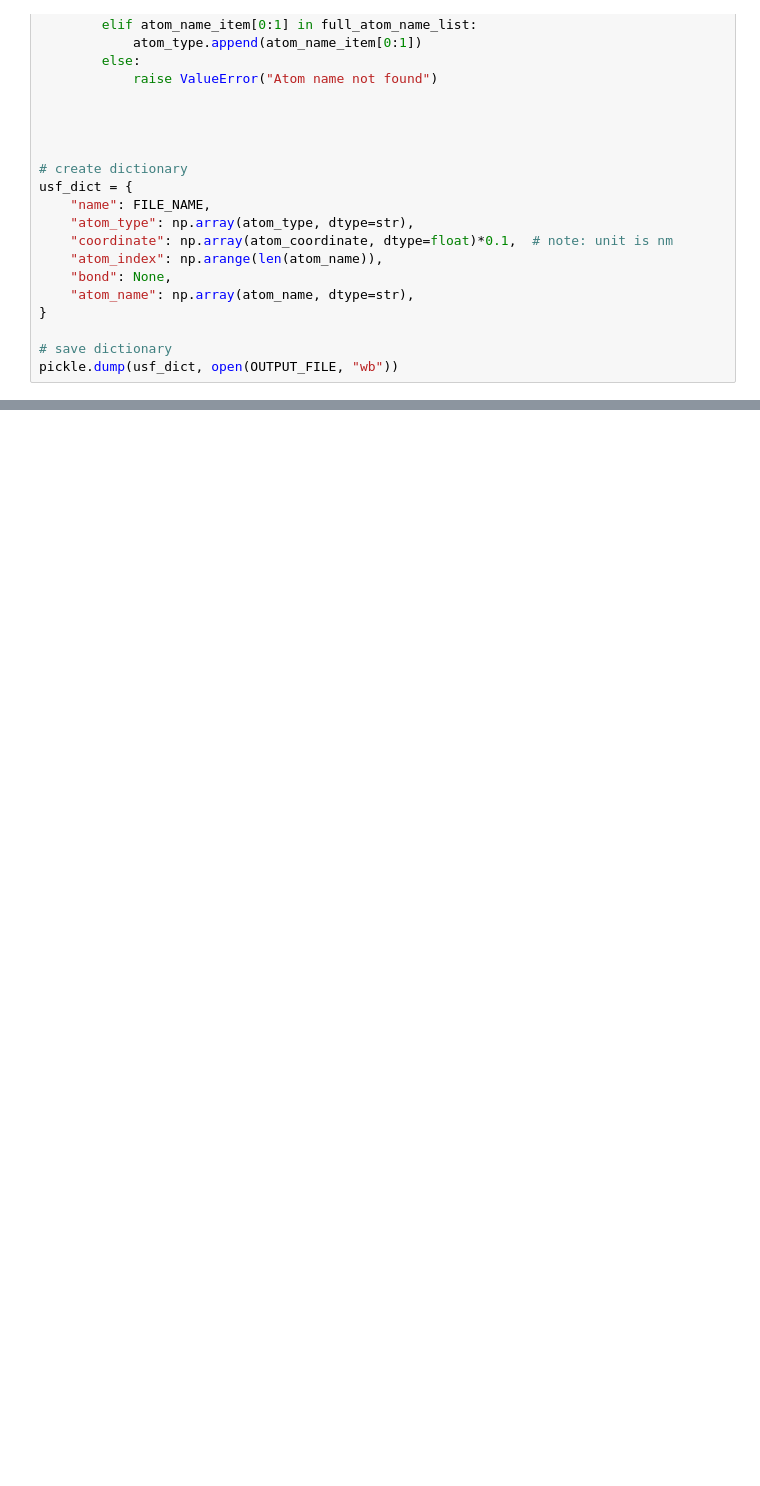
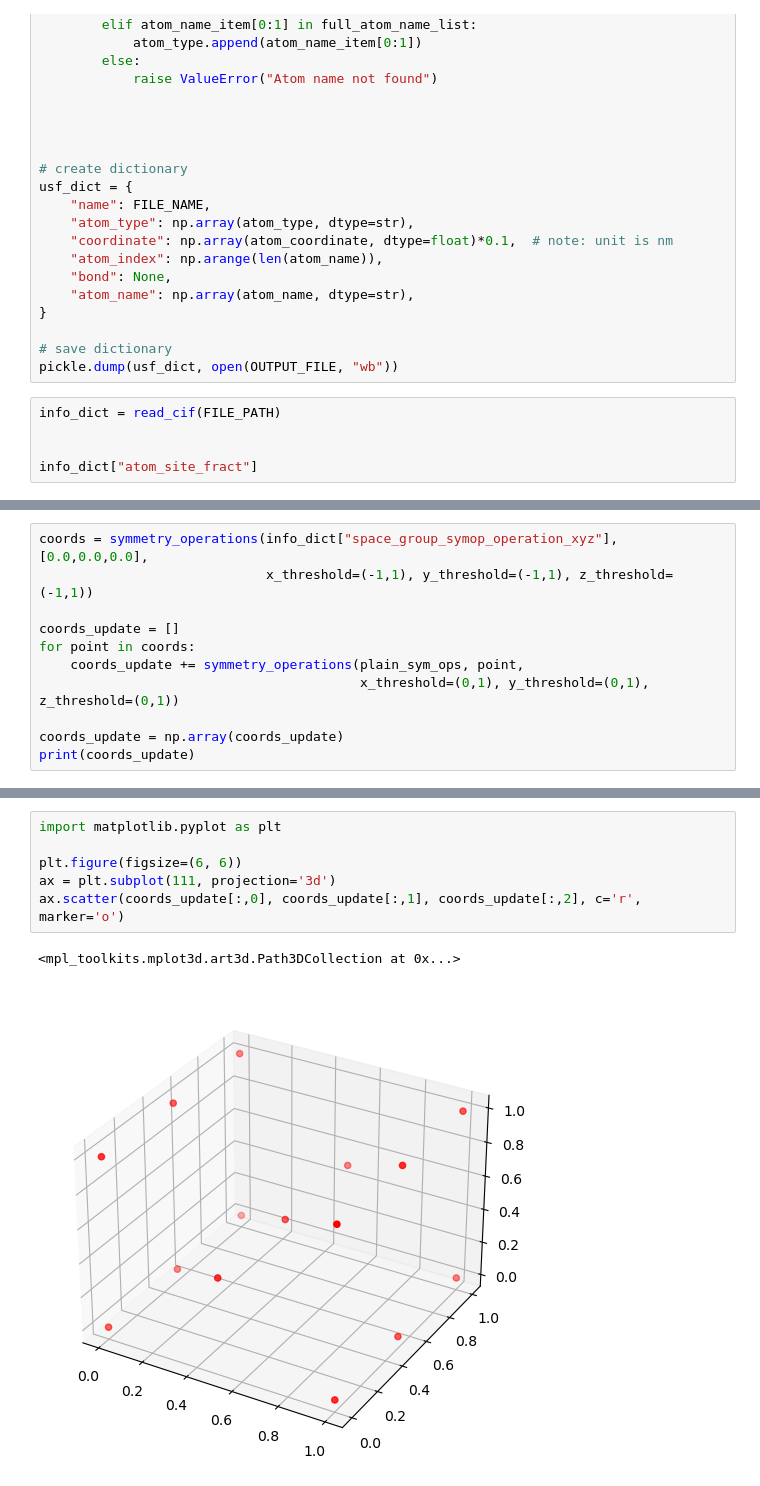
Before and after one commit to Zuricho/unified_structure_format, a Jupyter notebook: lab_cif_to_usf.ipynb, the cells around one changed output, grey strips where cells are left out. Drawn from its saved outputs; the diff is of its cells as text; blank space fills up the shorter version.

```diff
--- a/lab_cif_to_usf.ipynb
+++ b/lab_cif_to_usf.ipynb
@@ -307,3 +314,8 @@ usf_dict = {
 
 # save dictionary
 pickle.dump(usf_dict, open(OUTPUT_FILE, "wb"))
+# %%
+info_dict = read_cif(FILE_PATH)
+
+
+info_dict["atom_site_fract"]
@@ -309,0 +347,11 @@ pickle.dump(usf_dict, open(OUTPUT_FILE, "wb"))
+# %%
+coords = symmetry_operations(info_dict["space_group_symop_operation_xyz"], [0.0,0.0,0.0],
+                             x_threshold=(-1,1), y_threshold=(-1,1), z_threshold=(-1,1))
+
+coords_update = []
+for point in coords:
+    coords_update += symmetry_operations(plain_sym_ops, point,
+                                         x_threshold=(0,1), y_threshold=(0,1), z_threshold=(0,1))
+
+coords_update = np.array(coords_update)
+print(coords_update)
@@ -309,0 +374,9 @@ pickle.dump(usf_dict, open(OUTPUT_FILE, "wb"))
+# %%
+import matplotlib.pyplot as plt
+
+plt.figure(figsize=(6, 6))
+ax = plt.subplot(111, projection='3d')
+ax.scatter(coords_update[:,0], coords_update[:,1], coords_update[:,2], c='r', marker='o')
+# %% [output]
+<mpl_toolkits.mplot3d.art3d.Path3DCollection at 0x...>
+[figure, added]
```
Also changed, not shown: parts of 4 cells of this notebook, 2 other files.
